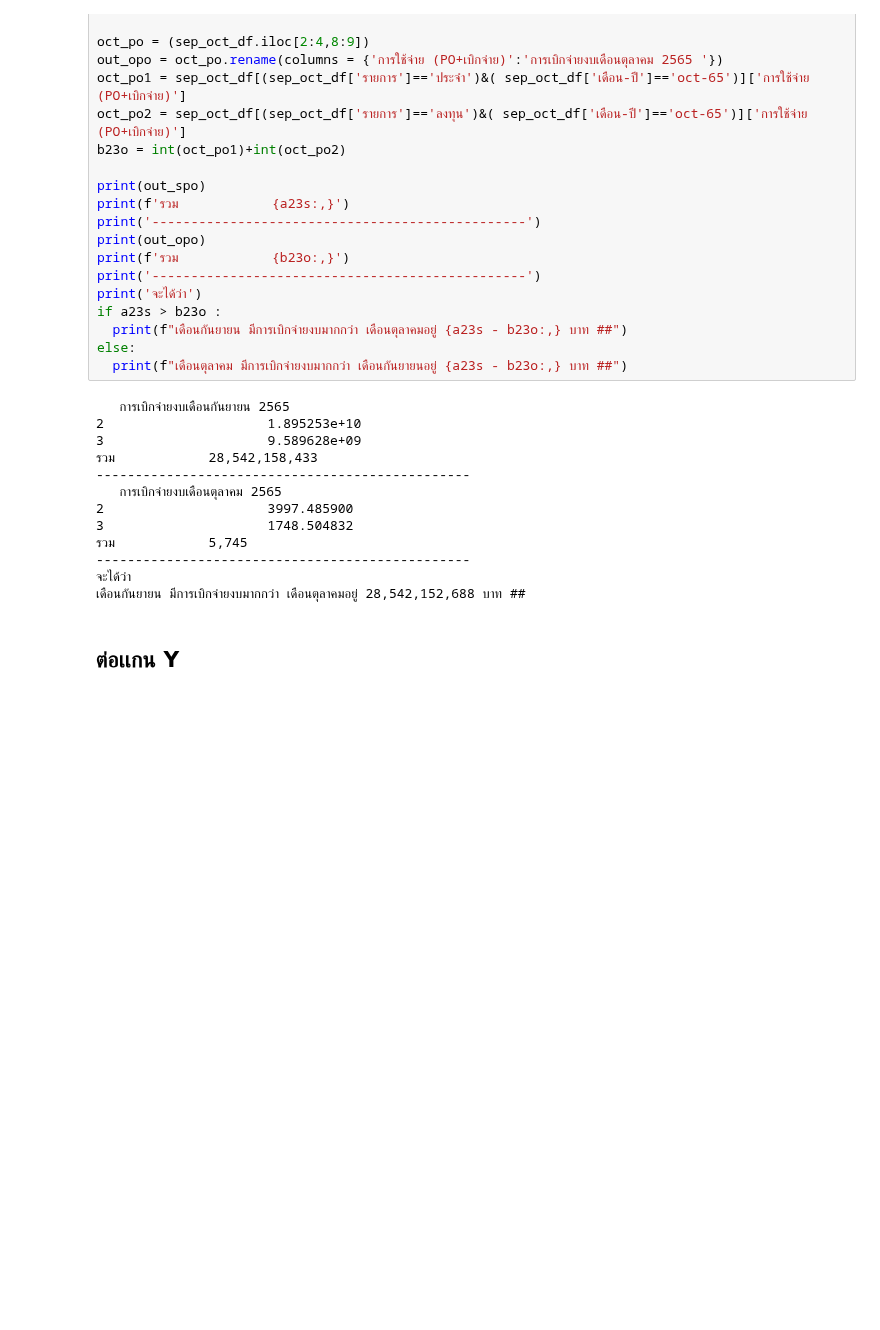
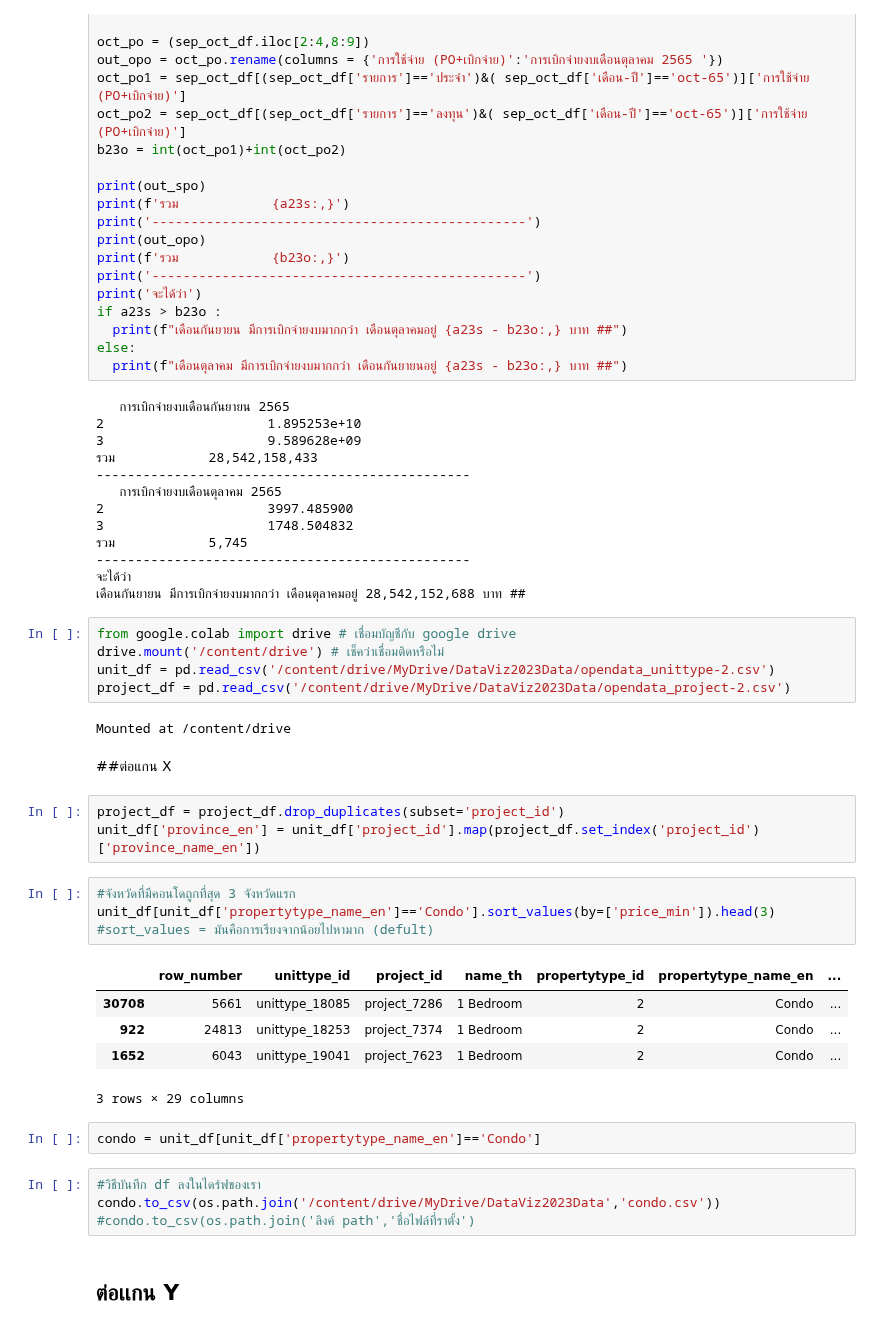
Before and after one commit to Tonry12/python_dataviz2023, a Jupyter notebook: Pandas102.ipynb, the cells around one changed output. Saved outputs shown, nothing was run; the diff lists cells and outputs as text; blank space fills up the shorter version.

Commit message:
df_condo

```diff
--- a/Pandas102.ipynb
+++ b/Pandas102.ipynb
@@ -213,6 +213,32 @@ else:
 ------------------------------------------------
 จะได้ว่า
 เดือนกันยายน มีการเบิกจ่ายงบมากกว่า เดือนตุลาคมอยู่ 28,542,152,688 บาท ##
+# %%
+from google.colab import drive # เชื่อมบัญชีกับ google drive
+drive.mount('/content/drive') # เช็คว่าเชื่อมติดหรือไม่
+unit_df = pd.read_csv('/content/drive/MyDrive/DataViz2023Data/opendata_unittype-2.csv')
+project_df = pd.read_csv('/content/drive/MyDrive/DataViz2023Data/opendata_project-2.csv')
+# %% [output]
+Mounted at /content/drive
+# %% [markdown]
+##ต่อแกน X
+# %%
+project_df = project_df.drop_duplicates(subset='project_id')
+unit_df['province_en'] = unit_df['project_id'].map(project_df.set_index('project_id')['province_name_en'])
+# %%
+#จังหวัดที่มีคอนโดถูกที่สุด 3 จังหวัดแรก
+unit_df[unit_df['propertytype_name_en']=='Condo'].sort_values(by=['price_min']).head(3) #sort_values = มันคือการเรียงจากน้อยไปหามาก (defult)
+# %% [output]
+|  | row_number | unittype_id | project_id | name_th | propertytype_id | propertytype_name_en | ... |
+| 30708 | 5661 | unittype_18085 | project_7286 | 1 Bedroom | 2 | Condo | ... |
+| 922 | 24813 | unittype_18253 | project_7374 | 1 Bedroom | 2 | Condo | ... |
+| 1652 | 6043 | unittype_19041 | project_7623 | 1 Bedroom | 2 | Condo | ... |
+3 rows × 29 columns
+# %%
+condo = unit_df[unit_df['propertytype_name_en']=='Condo']
+# %%
+#วิธีบันทึก df ลงในไดร์ฟของเรา
+condo.to_csv(os.path.join('/content/drive/MyDrive/DataViz2023Data','condo.csv')) #condo.to_csv(os.path.join('ลิงค์ path','ชื่อไฟล์ที่ราตั้ง')
 # %% [markdown]
 ## ต่อเเกน Y
 # %%
```
